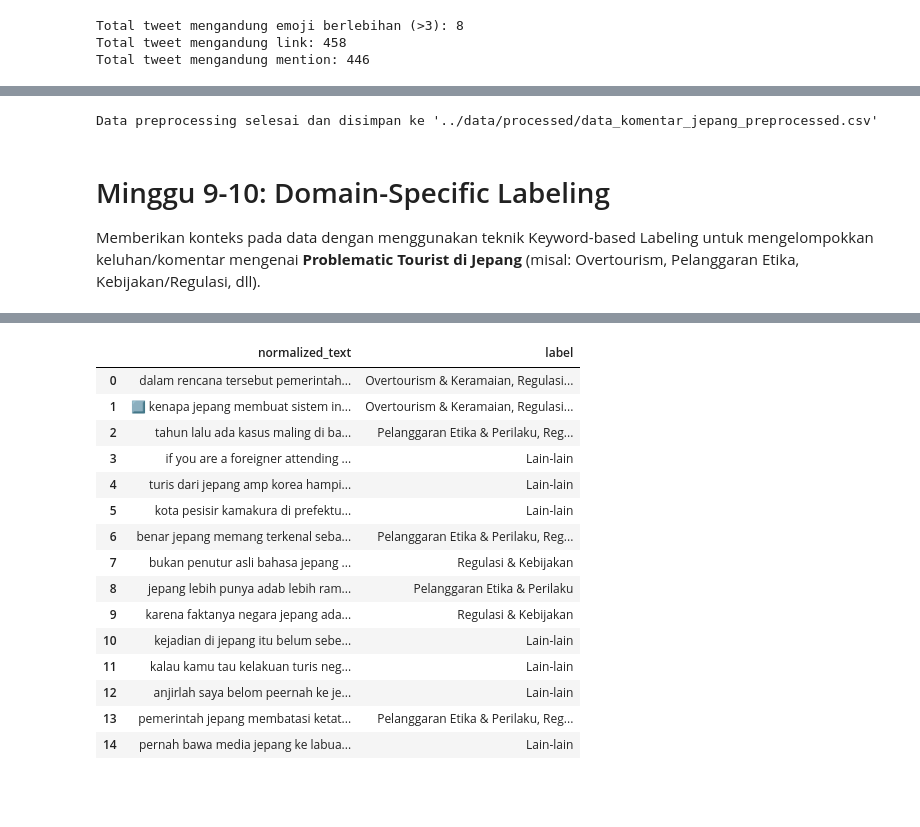
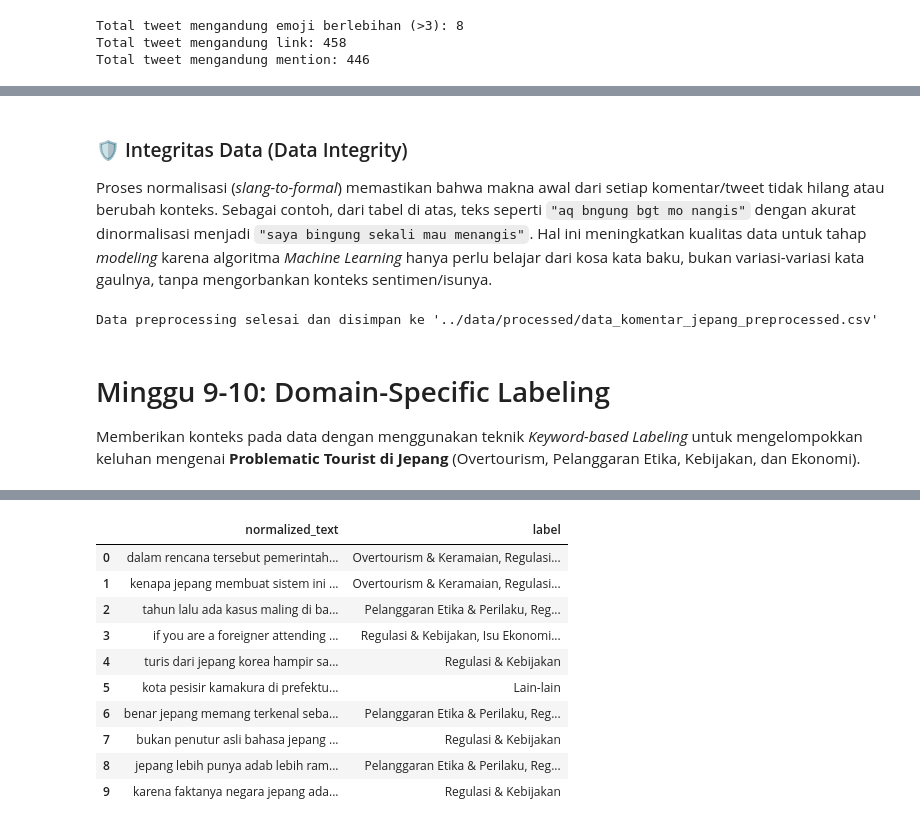
Before and after one commit to mnabilfs/problematic-tourist-japan-sentiment-pipeline, a Jupyter notebook: scripts/pipeline_preprocessing.ipynb, the cells around one changed output, grey strips where cells are left out. Cells and saved outputs as stored; diff of their text form; code cells hidden in the pictures; blank space fills up the shorter version.

```diff
--- a/scripts/pipeline_preprocessing.ipynb
+++ b/scripts/pipeline_preprocessing.ipynb
@@ -70,10 +145,25 @@ Total tweet mengandung mention: 446
 # %%
-# 3. Mencari kata-kata gaul dan kata yang paling sering muncul
+# 5. Mencari kata-kata gaul spesifik dan kata dominan
+# Load dictionary slang
+with open('../dictionary/slang_dict.json', 'r', encoding='utf-8') as f:
+    slang_dict = json.load(f)
+
 all_text = ' '.join(df['full_text'].dropna().astype(str).tolist()).lower()
 # Hapus tanda baca sederhana untuk melihat frekuensi kata
 all_text_clean = re.sub(f'[{re.escape(string.punctuation)}]', '', all_text)
 words = all_text_clean.split()
 word_freq = Counter(words)
-print("20 Kata paling sering muncul secara umum:")
+
+print("=== 20 Kata Paling Sering Muncul Secara Umum ===")
 print(word_freq.most_common(20))
+
+print("\n=== Frekuensi Kata Gaul dalam Dataset ===")
+slang_words = list(slang_dict.keys())
+slang_freq = {word: word_freq.get(word, 0) for word in slang_words}
+slang_freq_sorted = sorted(slang_freq.items(), key=lambda x: x[1], reverse=True)
+
+# Tampilkan kata gaul yang muncul minimal 1 kali
+for word, count in slang_freq_sorted:
+    if count > 0:
+        print(f"  {word}: {count}")
 # %% [output]
@@ -218,6 +309,9 @@ Contoh Normalized: saya bingung sekali mau nangis
 | 7 | bukan penutur asli bahasa jepang ... | bukan penutur asli bahasa jepang ... |
 | 8 | jepang lebih punya adab lebih ram... | jepang lebih punya adab lebih ram... |
 | 9 | karna faktanya negara jepang adal... | karena faktanya negara jepang ada... |
+# %% [markdown]
+### 🛡️ Integritas Data (Data Integrity)
+Proses normalisasi (*slang-to-formal*) memastikan bahwa makna awal dari setiap komentar/tweet tidak hilang atau berubah konteks. Sebagai contoh, dari tabel di atas, teks seperti `"aq bngung bgt mo nangis"` dengan akurat dinormalisasi menjadi `"saya bingung sekali mau menangis"`. Hal ini meningkatkan kualitas data untuk tahap *modeling* karena algoritma *Machine Learning* hanya perlu belajar dari kosa kata baku, bukan variasi-variasi kata gaulnya, tanpa mengorbankan konteks sentimen/isunya.
 # %%
 # Export data hasil preprocessing ke CSV baru untuk analisis lanjutan
 df_filtered.to_csv('../data/processed/data_komentar_jepang_preprocessed.csv', index=False)
@@ -226,19 +320,29 @@ print("Data preprocessing selesai dan disimpan ke '../data/processed/data_koment
 Data preprocessing selesai dan disimpan ke '../data/processed/data_komentar_jepang_preprocessed.csv'
 # %% [markdown]
 # Minggu 9-10: Domain-Specific Labeling
-Memberikan konteks pada data dengan menggunakan teknik Keyword-based Labeling untuk mengelompokkan keluhan/komentar mengenai **Problematic Tourist di Jepang** (misal: Overtourism, Pelanggaran Etika, Kebijakan/Regulasi, dll).
+Memberikan konteks pada data dengan menggunakan teknik *Keyword-based Labeling* untuk mengelompokkan keluhan mengenai **Problematic Tourist di Jepang** (Overtourism, Pelanggaran Etika, Kebijakan, dan Ekonomi).
 # %%
 def tourist_issue_labeling(text):
+    """
+    Memberikan label kategori permasalahan (Problematic Tourist) pada teks
+    berdasarkan kamus kata kunci (keyword-based). Mendukung pemberian multi-label.
+
+    Parameters:
+        text (str): Teks yang sudah dinormalisasi.
+
+    Returns:
+        str: Label kategori (dipisah koma jika lebih dari satu), atau 'Lain-lain' jika tidak cocok.
+    """
     if not isinstance(text, str):
-        return 'Lainnya'
+        return 'Lain-lain'
     text = text.lower()
 
-    # Kamus kata kunci untuk masing-masing kategori isu turis di Jepang
+    # Kamus kata kunci yang diperluas (termasuk beberapa istilah Inggris karena data campur)
     keywords = {
-        'Overtourism & Keramaian': ['ramai', 'penuh', 'overtourism', 'padat', 'antre', 'banyak orang', 'sesak', 'membludak'],
-        'Pelanggaran Etika & Perilaku': ['adab', 'sopan', 'maling', 'sampah', 'berisik', 'bising', 'nakal', 'mengganggu', 'kriminal', 'etika', 'kasar'],
-        'Regulasi & Kebijakan': ['aturan', 'larangan', 'denda', 'sistem', 'dilarang', 'pemerintah', 'pajak', 'visa', 'hukum'],
-        'Isu Ekonomi & Harga': ['harga', 'murah', 'mahal', 'yen', 'belanja', 'dual pricing', 'bayar', 'ekonomi']
+        'Overtourism & Keramaian': ['ramai', 'penuh', 'overtourism', 'padat', 'antre', 'banyak orang', 'sesak', 'membludak', 'crowded', 'packed', 'tourists', 'antrian', 'banjir turis', 'overloaded', 'terlalu banyak'],
+        'Pelanggaran Etika & Perilaku': ['adab', 'sopan', 'maling', 'sampah', 'berisik', 'bising', 'nakal', 'mengganggu', 'kriminal', 'etika', 'kasar', 'jorok', 'buang', 'foto', 'selfie', 'tattoo', 'tato', 'mabuk', 'drunk', 'rude', 'respect', 'disrespect', 'vandal', 'etik', 'adabnya'],
+        'Regulasi & Kebijakan': ['aturan', 'larangan', 'denda', 'sistem', 'dilarang', 'pemerintah', 'pajak', 'visa', 'hukum', 'ban', 'banned', 'restrict', 'rule', 'fine', 'tax', 'tiket', 'biaya masuk', 'ketat', 'atur'],
+        'Isu Ekonomi & Harga': ['harga', 'murah', 'mahal', 'yen', 'belanja', 'dual pricing', 'bayar', 'ekonomi', 'tarif', 'fee', 'kurs', 'rupiah', 'dollar', 'cost', 'expensive', 'cheap', 'bayarnya']
     }
 
     labels = []
@@ -258,7 +362,7 @@ df_filtered['label'] = df_filtered['normalized_text'].apply(tourist_issue_labeli
 print("Distribusi Label Kategori Problematic Tourist:")
 print(df_filtered['label'].value_counts())
 print("\nContoh Hasil Labeling:")
-display(df_filtered[['normalized_text', 'label']].head(15))
+display(df_filtered[['normalized_text', 'label']].head(10))
 # %% [output]
 Distribusi Label Kategori Problematic Tourist:
 label
@@ -279,21 +381,16 @@ Overtourism & Keramaian, Pelanggaran Etika & Perilaku, Isu Ekonomi & Harga
 Name: count, dtype: int64
 
 Contoh Hasil Labeling:
 |  | normalized_text | label |
 | 0 | dalam rencana tersebut pemerintah... | Overtourism & Keramaian, Regulasi... |
-| 1 | ⃣ kenapa jepang membuat sistem in... | Overtourism & Keramaian, Regulasi... |
+| 1 | kenapa jepang membuat sistem ini ... | Overtourism & Keramaian, Regulasi... |
 | 2 | tahun lalu ada kasus maling di ba... | Pelanggaran Etika & Perilaku, Reg... |
-| 3 | if you are a foreigner attending ... | Lain-lain |
-| 4 | turis dari jepang amp korea hampi... | Lain-lain |
+| 3 | if you are a foreigner attending ... | Regulasi & Kebijakan, Isu Ekonomi... |
+| 4 | turis dari jepang korea hampir sa... | Regulasi & Kebijakan |
 | 5 | kota pesisir kamakura di prefektu... | Lain-lain |
 | 6 | benar jepang memang terkenal seba... | Pelanggaran Etika & Perilaku, Reg... |
 | 7 | bukan penutur asli bahasa jepang ... | Regulasi & Kebijakan |
-| 8 | jepang lebih punya adab lebih ram... | Pelanggaran Etika & Perilaku |
+| 8 | jepang lebih punya adab lebih ram... | Pelanggaran Etika & Perilaku, Reg... |
 | 9 | karena faktanya negara jepang ada... | Regulasi & Kebijakan |
-| 10 | kejadian di jepang itu belum sebe... | Lain-lain |
-| 11 | kalau kamu tau kelakuan turis neg... | Lain-lain |
-| 12 | anjirlah saya belom peernah ke je... | Lain-lain |
-| 13 | pemerintah jepang membatasi ketat... | Pelanggaran Etika & Perilaku, Reg... |
-| 14 | pernah bawa media jepang ke labua... | Lain-lain |
 # %% [markdown]
 # Minggu 11-12: Validation & Documentation
```
Also changed, not shown: parts of 22 cells of this notebook, 6 other files.
